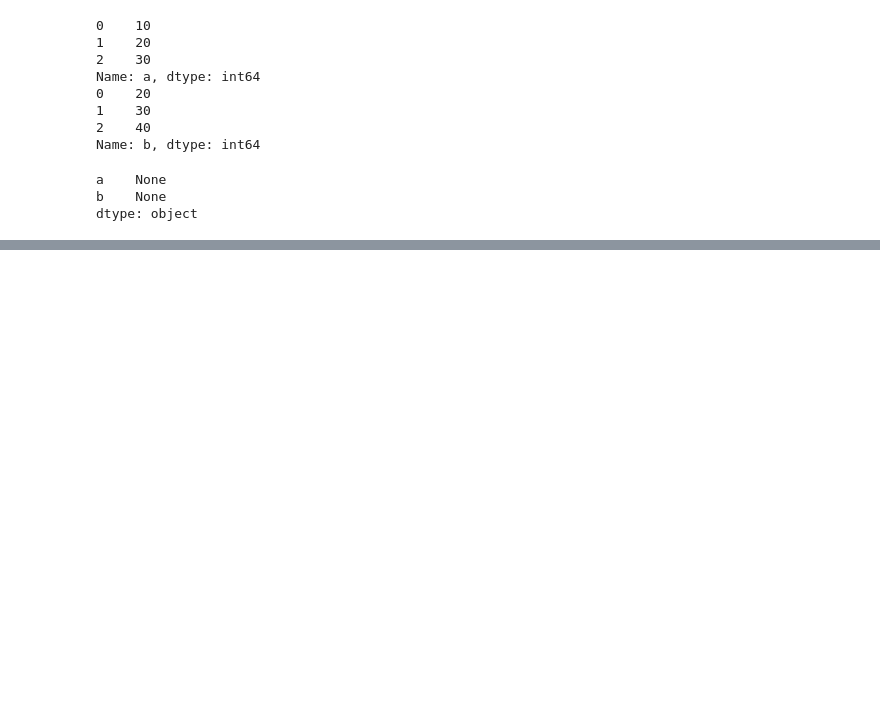
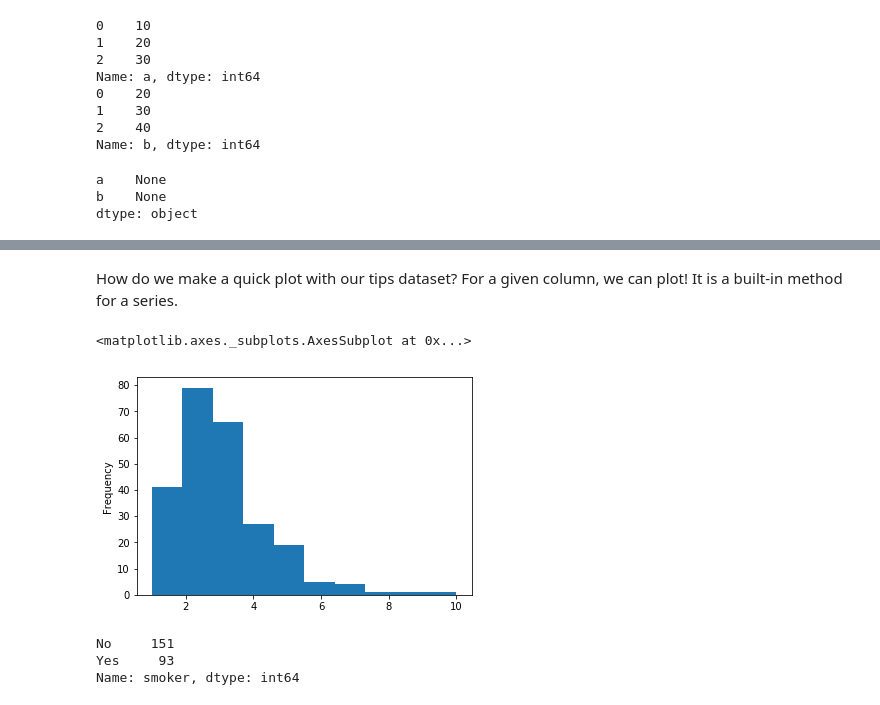
Before and after one commit to nikomc/Interactives_Python, a Jupyter notebook: py_practice/pandas_practice.ipynb, the cells around one changed output, grey strips where cells are left out. Drawn from its saved outputs; the diff is of its cells as text; code cells hidden in the pictures; blank space fills up the shorter version.

```diff
--- a/py_practice/pandas_practice.ipynb
+++ b/py_practice/pandas_practice.ipynb
@@ -646,0 +764,3 @@ dtype: object
+# %%
+tips = sns.load_dataset('tips')
+tips.head()
@@ -646,0 +776,14 @@ dtype: object
+# %% [markdown]
+How do we make a quick plot with our tips dataset? For a given column, we can plot! It is a built-in method for a series.
+# %%
+tips.tip.plot(kind='hist')
+# %% [output]
+<matplotlib.axes._subplots.AxesSubplot at 0x...>
+[figure, added]
+# %%
+cts = tips.smoker.value_counts()
+cts
+# %% [output]
+No     151
+Yes     93
+Name: smoker, dtype: int64
```
Also changed, not shown: parts of 36 cells of this notebook, 1 other file.
